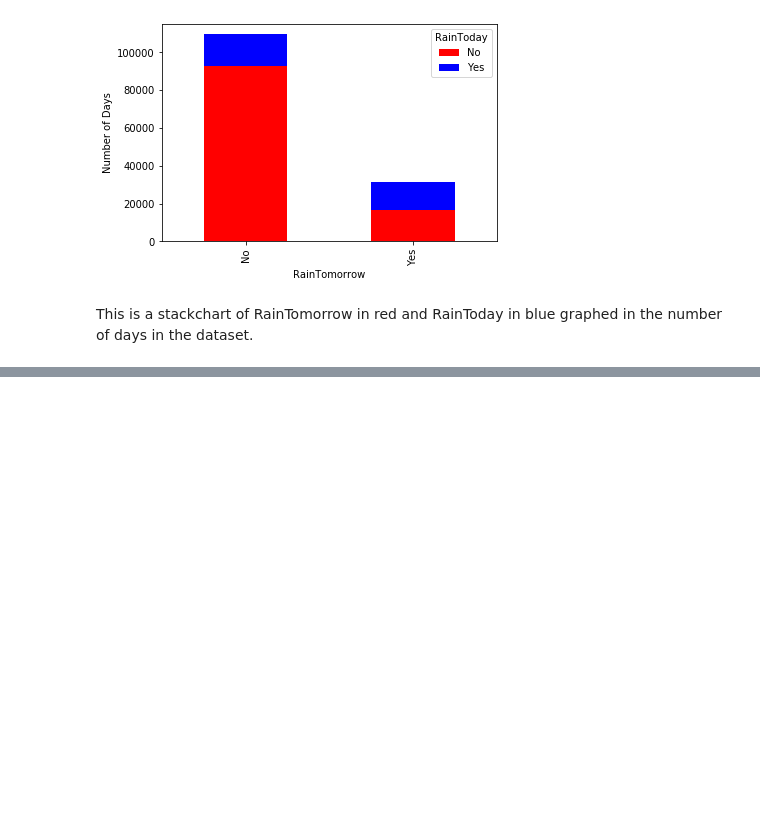
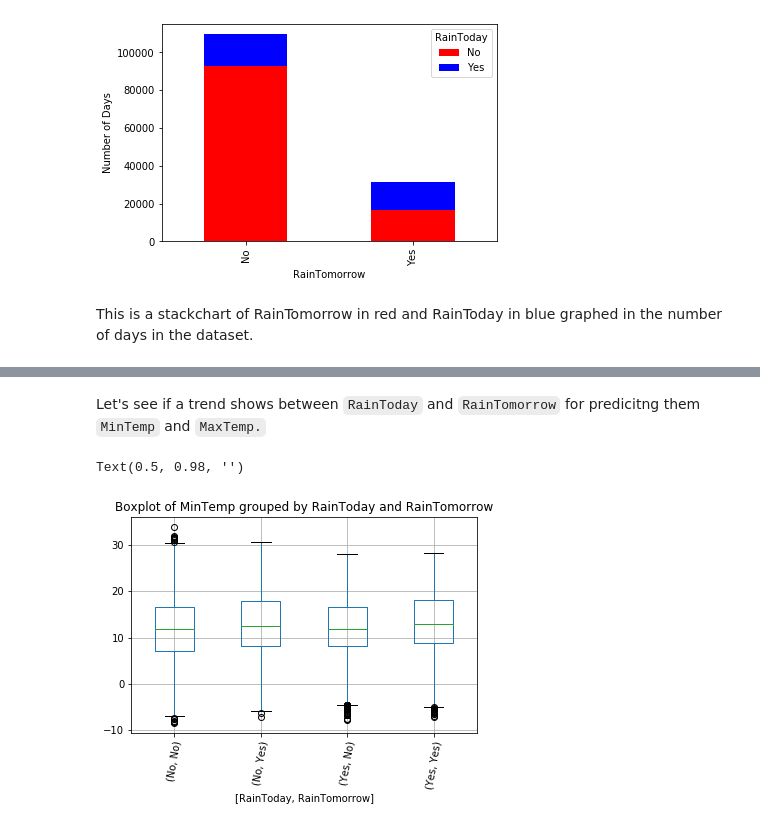
Before and after one commit to CathalDaly1/CS4055-Data-mining-Project, a Jupyter notebook: CS4055 Project - Weather in AUS DataSet.ipynb, the cells around one changed output, grey strips where cells are left out. Saved outputs shown, nothing was run; the diff lists cells and outputs as text; code cells hidden in the pictures; blank space fills up the shorter version.

```diff
--- a/CS4055 Project - Weather in AUS DataSet.ipynb
+++ b/CS4055 Project - Weather in AUS DataSet.ipynb
@@ -191,0 +221,12 @@ This is a stackchart of RainTomorrow in red and RainToday in blue graphed in the
+# %% [markdown]
+Let's see if a trend shows between `RainToday` and `RainTomorrow` for predicitng them `MinTemp` and `MaxTemp.`
+# %%
+df.boxplot(column='MinTemp', by=['RainToday','RainTomorrow'], rot=80)
+
+plt.title("Boxplot of MinTemp grouped by RainToday and RainTomorrow")
+
+# get rid of the automatic 'Boxplot grouped by group_by_column_name' title
+plt.suptitle("")
+# %% [output]
+Text(0.5, 0.98, '')
+[figure, added]
```
Also changed, not shown: parts of 37 cells of this notebook.
